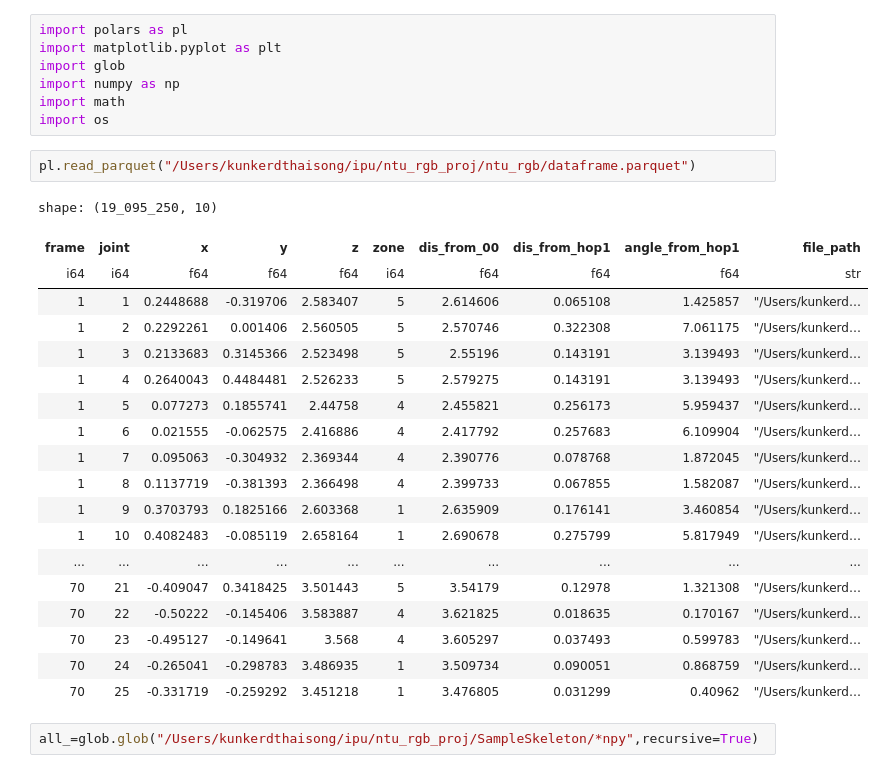
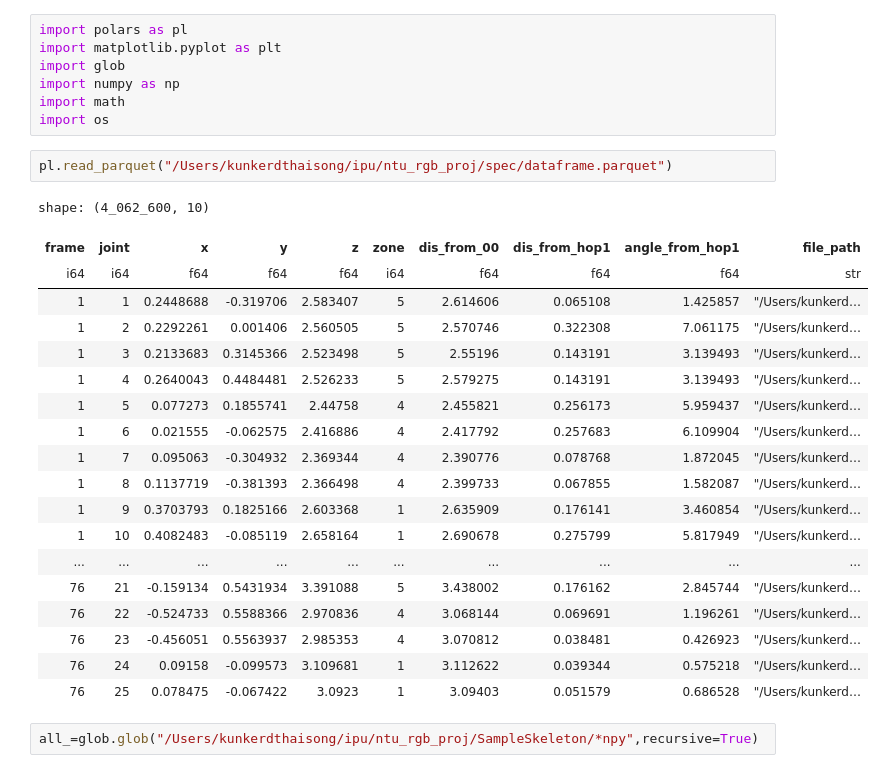
Before and after one commit to Augustus2011/ntu_rgb_proj, a Jupyter notebook: ntu_rgb/gen_spec.ipynb, the cells around one changed output. Drawn from its saved outputs; the diff is of its cells as text.

```diff
--- a/ntu_rgb/gen_spec.ipynb
+++ b/ntu_rgb/gen_spec.ipynb
@@ -6,27 +6,27 @@ import numpy as np
 import math
 import os
 # %%
-pl.read_parquet("/Users/kunkerdthaisong/ipu/ntu_rgb_proj/ntu_rgb/dataframe.parquet")
+pl.read_parquet("/Users/kunkerdthaisong/ipu/ntu_rgb_proj/spec/dataframe.parquet")
 # %% [output]
-shape: (19_095_250, 10)
+shape: (4_062_600, 10)
 | frame | joint | x | y | z | zone | dis_from_00 | dis_from_hop1 | angle_from_hop1 | file_path |
 | i64 | i64 | f64 | f64 | f64 | i64 | f64 | f64 | f64 | str |
 | 1 | 1 | 0.2448688 | -0.319706 | 2.583407 | 5 | 2.614606 | 0.065108 | 1.425857 | "/Users/kunkerd… |
 | 1 | 2 | 0.2292261 | 0.001406 | 2.560505 | 5 | 2.570746 | 0.322308 | 7.061175 | "/Users/kunkerd… |
 | 1 | 3 | 0.2133683 | 0.3145366 | 2.523498 | 5 | 2.55196 | 0.143191 | 3.139493 | "/Users/kunkerd… |
 | 1 | 4 | 0.2640043 | 0.4484481 | 2.526233 | 5 | 2.579275 | 0.143191 | 3.139493 | "/Users/kunkerd… |
 | 1 | 5 | 0.077273 | 0.1855741 | 2.44758 | 4 | 2.455821 | 0.256173 | 5.959437 | "/Users/kunkerd… |
 | 1 | 6 | 0.021555 | -0.062575 | 2.416886 | 4 | 2.417792 | 0.257683 | 6.109904 | "/Users/kunkerd… |
 | 1 | 7 | 0.095063 | -0.304932 | 2.369344 | 4 | 2.390776 | 0.078768 | 1.872045 | "/Users/kunkerd… |
 | 1 | 8 | 0.1137719 | -0.381393 | 2.366498 | 4 | 2.399733 | 0.067855 | 1.582087 | "/Users/kunkerd… |
 | 1 | 9 | 0.3703793 | 0.1825166 | 2.603368 | 1 | 2.635909 | 0.176141 | 3.460854 | "/Users/kunkerd… |
 | 1 | 10 | 0.4082483 | -0.085119 | 2.658164 | 1 | 2.690678 | 0.275799 | 5.817949 | "/Users/kunkerd… |
 | ... | ... | ... | ... | ... | ... | ... | ... | ... | ... |
-| 70 | 21 | -0.409047 | 0.3418425 | 3.501443 | 5 | 3.54179 | 0.12978 | 1.321308 | "/Users/kunkerd… |
-| 70 | 22 | -0.50222 | -0.145406 | 3.583887 | 4 | 3.621825 | 0.018635 | 0.170167 | "/Users/kunkerd… |
-| 70 | 23 | -0.495127 | -0.149641 | 3.568 | 4 | 3.605297 | 0.037493 | 0.599783 | "/Users/kunkerd… |
-| 70 | 24 | -0.265041 | -0.298783 | 3.486935 | 1 | 3.509734 | 0.090051 | 0.868759 | "/Users/kunkerd… |
-| 70 | 25 | -0.331719 | -0.259292 | 3.451218 | 1 | 3.476805 | 0.031299 | 0.40962 | "/Users/kunkerd… |
+| 76 | 21 | -0.159134 | 0.5431934 | 3.391088 | 5 | 3.438002 | 0.176162 | 2.845744 | "/Users/kunkerd… |
+| 76 | 22 | -0.524733 | 0.5588366 | 2.970836 | 4 | 3.068144 | 0.069691 | 1.196261 | "/Users/kunkerd… |
+| 76 | 23 | -0.456051 | 0.5563937 | 2.985353 | 4 | 3.070812 | 0.038481 | 0.426923 | "/Users/kunkerd… |
+| 76 | 24 | 0.09158 | -0.099573 | 3.109681 | 1 | 3.112622 | 0.039344 | 0.575218 | "/Users/kunkerd… |
+| 76 | 25 | 0.078475 | -0.067422 | 3.0923 | 1 | 3.09403 | 0.051579 | 0.686528 | "/Users/kunkerd… |
 # %%
 all_=glob.glob("/Users/kunkerdthaisong/ipu/ntu_rgb_proj/SampleSkeleton/*npy",recursive=True)
 # %%
```
Also changed, not shown: 3 other files.
